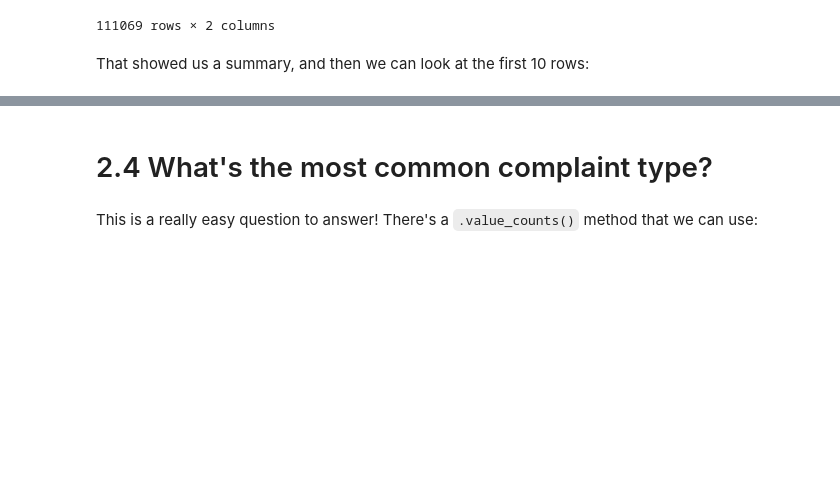
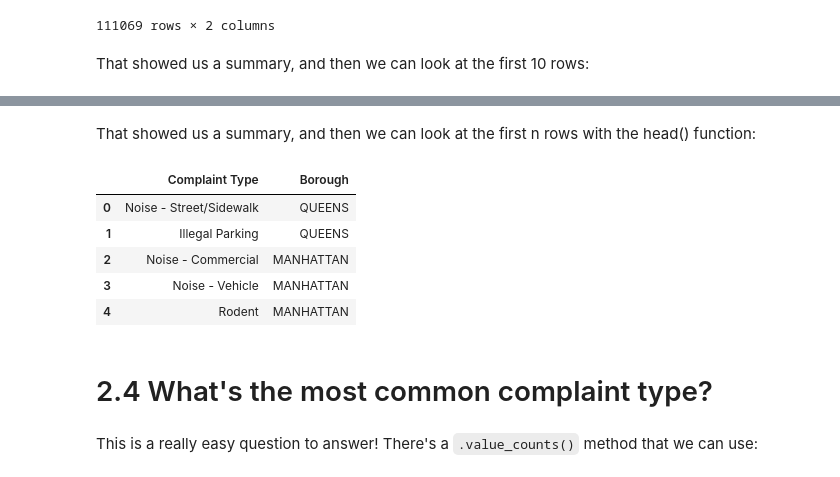
Before and after one commit to francisbautista/python-lessons, a Jupyter notebook: Pandas-Intro.ipynb, the cells around one changed output, grey strips where cells are left out. Cells and saved outputs as stored; diff of their text form; code cells hidden in the pictures; blank space fills up the shorter version.

```diff
--- a/Pandas-Intro.ipynb
+++ b/Pandas-Intro.ipynb
@@ -162,3 +163,15 @@ complaints[['Complaint Type', 'Borough']][:10]
+# %% [markdown]
+That showed us a summary, and then we can look at the first n rows with the head() function:
+# %%
+# We can put an n integer inside the head function to print n rows
+complaints[['Complaint Type', 'Borough']].head(5)
+# %% [output]
+|  | Complaint Type | Borough |
+| 0 | Noise - Street/Sidewalk | QUEENS |
+| 1 | Illegal Parking | QUEENS |
+| 2 | Noise - Commercial | MANHATTAN |
+| 3 | Noise - Vehicle | MANHATTAN |
+| 4 | Rodent | MANHATTAN |
 # %% [markdown]
 # 2.4 What's the most common complaint type?
 # %% [markdown]
```
Also changed, not shown: parts of 11 cells of this notebook.
